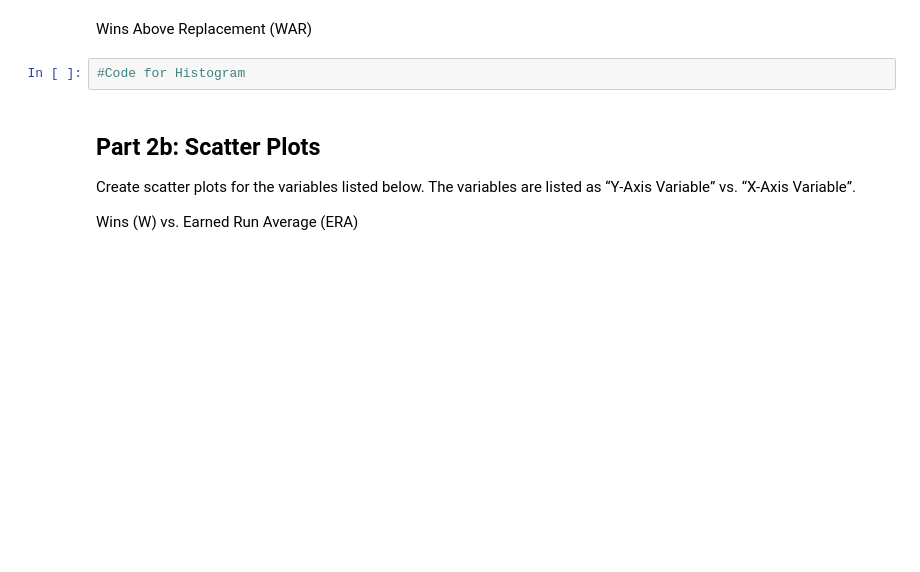
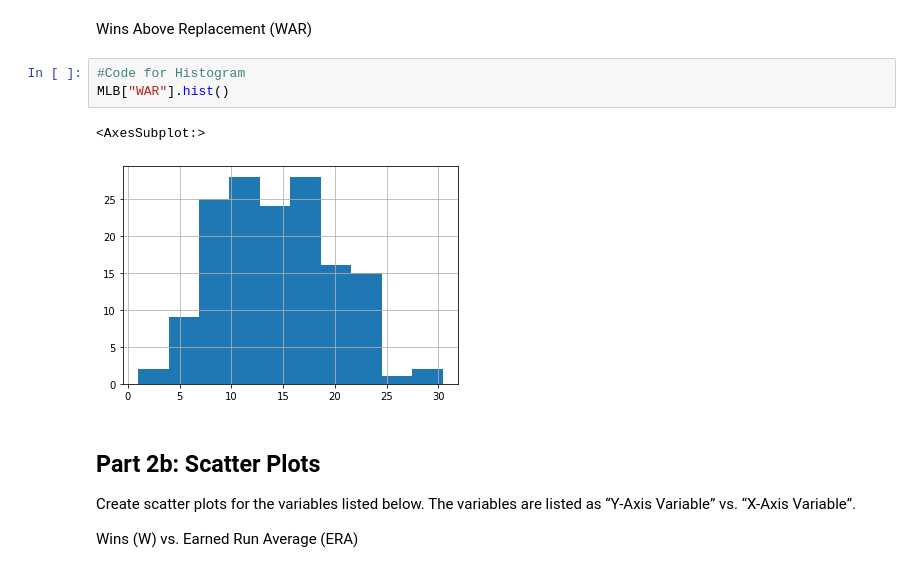
Before and after one commit to rgu6/Rachael-Gu, a Jupyter notebook: lab_regression/lab_regression.ipynb, the cells around one changed output. Drawn from its saved outputs; the diff is of its cells as text; blank space fills up the shorter version.

```diff
--- a/lab_regression/lab_regression.ipynb
+++ b/lab_regression/lab_regression.ipynb
@@ -126,6 +168,10 @@ Earned Run Average (ERA)
 Wins Above Replacement (WAR)
 # %%
 #Code for Histogram
+MLB["WAR"].hist()
+# %% [output]
+<AxesSubplot:>
+[figure, added]
 # %% [markdown]
 ## Part 2b: Scatter Plots
 
```
Also changed, not shown: parts of 42 cells of this notebook, 2 other files.
